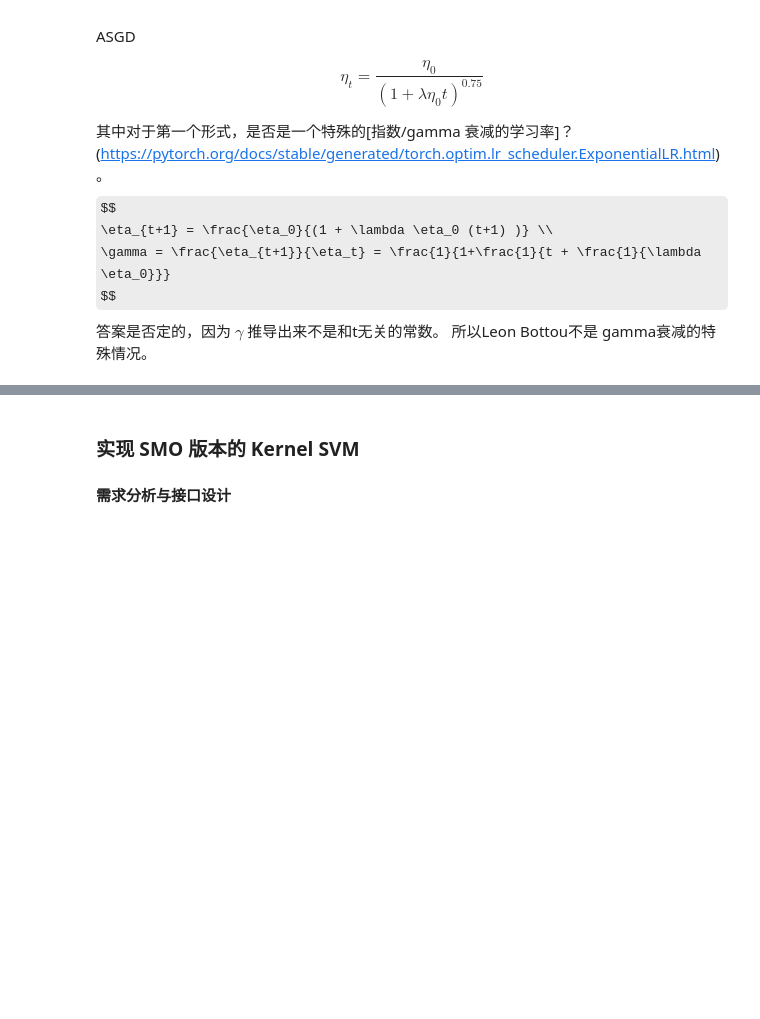
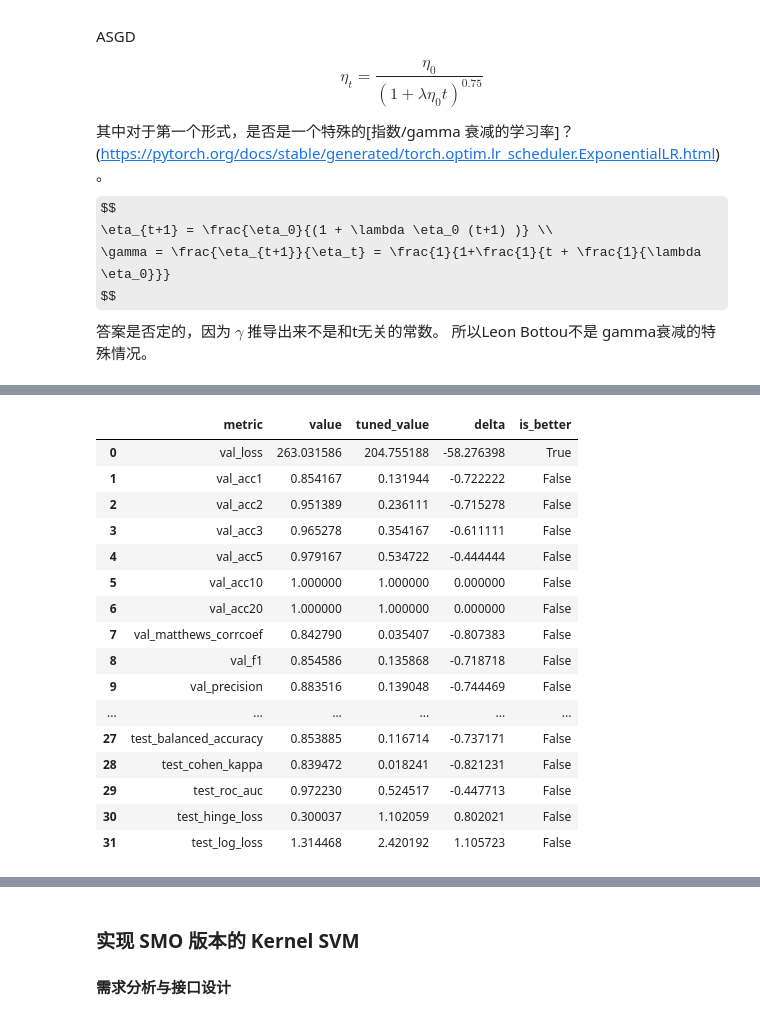
Before and after one commit to Open-Book-Studio/THU-Coursework-Machine-Learning-for-Big-Data, a Jupyter notebook: notebooks/coding_projects/P2_SVM/svm.ipynb, the cells around one changed output, grey strips where cells are left out. Saved outputs shown, nothing was run; the diff lists cells and outputs as text; code cells hidden in the pictures; some formulas as TeX source; blank space fills up the shorter version.

```diff
--- a/notebooks/coding_projects/P2_SVM/svm.ipynb
+++ b/notebooks/coding_projects/P2_SVM/svm.ipynb
@@ -1031,0 +1320,4 @@ def configure_optimizers(self:HingeSupportVectorClassifier) -> OptimizerLRSchedu
+# %%
+cls_task = get_cls_task()
+cls_task.hparams.learning_rate = new_lr
+cls_task.hparams.weight_decay = new_weight_decay
@@ -1031,0 +1328,5 @@ def configure_optimizers(self:HingeSupportVectorClassifier) -> OptimizerLRSchedu
+# %%
+trainer.fit(cls_task, datamodule=cls_data)
+val_res_tuned = trainer.validate(cls_task, datamodule=cls_data)
+test_res_tuned = trainer.test(cls_task, datamodule=cls_data)
+pass
@@ -1031,0 +1413,22 @@ def configure_optimizers(self:HingeSupportVectorClassifier) -> OptimizerLRSchedu
+# %%
+val_res = val_res[0]
+test_res = test_res[0]
+val_res_tuned = val_res_tuned[0]
+test_res_tuned = test_res_tuned[0]
+# %%
+results = []
+for key in val_res.keys():
+    delta = val_res_tuned[key] - val_res[key]
+    is_better = delta>0
+    if 'loss' in key:
+        is_better = not is_better
+    results.append(dict(metric=key, value=val_res[key], tuned_value=val_res_tuned[key], delta=delta, is_better=is_better))
+for key in test_res.keys():
+    delta = test_res_tuned[key] - test_res[key]
+    is_better = delta>0
+    if 'loss' in key:
+        is_better = not is_better
+    results.append(dict(metric=key, value=test_res[key], tuned_value=test_res_tuned[key], delta=delta, is_better=is_better))
+# %%
+pd.DataFrame(results)
+# %% [output]
@@ -1031,0 +1436,17 @@ def configure_optimizers(self:HingeSupportVectorClassifier) -> OptimizerLRSchedu
+|  | metric | value | tuned_value | delta | is_better |
+| 0 | val_loss | 263.031586 | 204.755188 | -58.276398 | True |
+| 1 | val_acc1 | 0.854167 | 0.131944 | -0.722222 | False |
+| 2 | val_acc2 | 0.951389 | 0.236111 | -0.715278 | False |
+| 3 | val_acc3 | 0.965278 | 0.354167 | -0.611111 | False |
+| 4 | val_acc5 | 0.979167 | 0.534722 | -0.444444 | False |
+| 5 | val_acc10 | 1.000000 | 1.000000 | 0.000000 | False |
+| 6 | val_acc20 | 1.000000 | 1.000000 | 0.000000 | False |
+| 7 | val_matthews_corrcoef | 0.842790 | 0.035407 | -0.807383 | False |
+| 8 | val_f1 | 0.854586 | 0.135868 | -0.718718 | False |
+| 9 | val_precision | 0.883516 | 0.139048 | -0.744469 | False |
+| ... | ... | ... | ... | ... | ... |
+| 27 | test_balanced_accuracy | 0.853885 | 0.116714 | -0.737171 | False |
+| 28 | test_cohen_kappa | 0.839472 | 0.018241 | -0.821231 | False |
+| 29 | test_roc_auc | 0.972230 | 0.524517 | -0.447713 | False |
+| 30 | test_hinge_loss | 0.300037 | 1.102059 | 0.802021 | False |
+| 31 | test_log_loss | 1.314468 | 2.420192 | 1.105723 | False |
```
Also changed, not shown: parts of 45 cells of this notebook, 4 other files.
